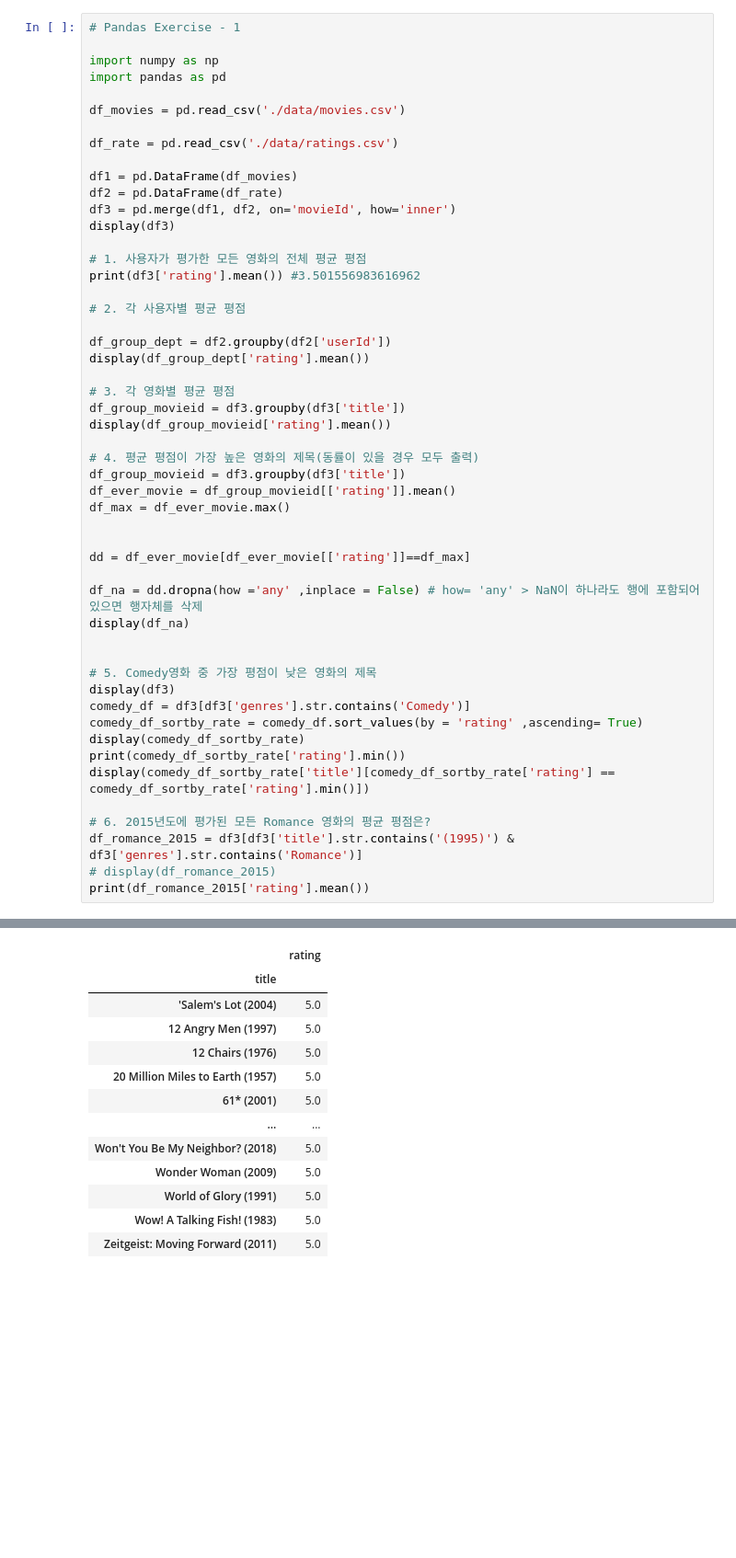
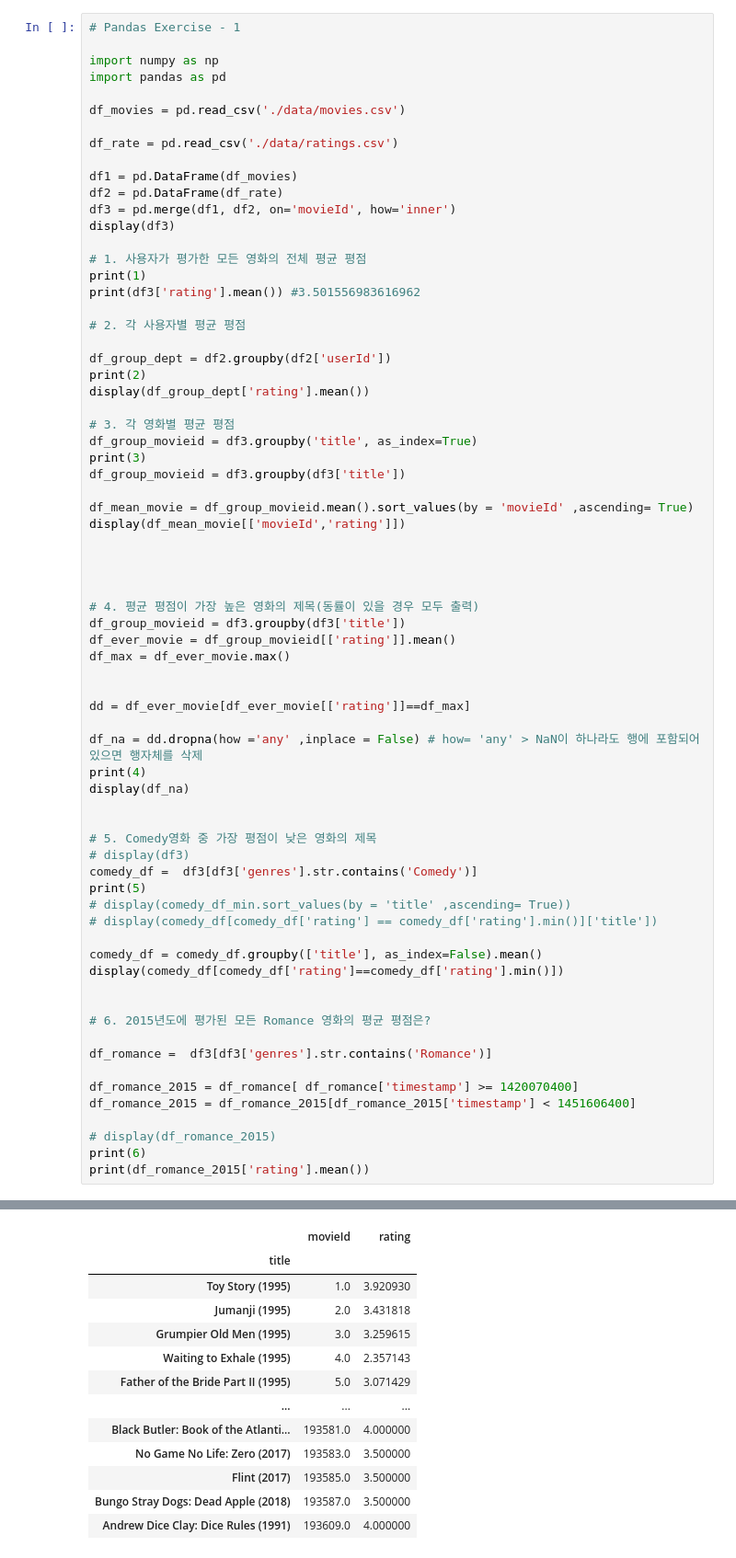
Before and after one commit to Souuul/numpy-pandas, a Jupyter notebook: Pandas movie.ipynb, the cells around one changed output, grey strips where cells are left out. Shown at 92% size. Cells and saved outputs as stored; diff of their text form; blank space fills up the shorter version.

```diff
--- a/Pandas movie.ipynb
+++ b/Pandas movie.ipynb
@@ -14,16 +14,25 @@ df3 = pd.merge(df1, df2, on='movieId', how='inner')
 display(df3)
 
 # 1. 사용자가 평가한 모든 영화의 전체 평균 평점
+print(1)
 print(df3['rating'].mean()) #3.501556983616962
 
 # 2. 각 사용자별 평균 평점
 
 df_group_dept = df2.groupby(df2['userId'])
+print(2)
 display(df_group_dept['rating'].mean())
 
 # 3. 각 영화별 평균 평점
+df_group_movieid = df3.groupby('title', as_index=True)
+print(3)
 df_group_movieid = df3.groupby(df3['title'])
-display(df_group_movieid['rating'].mean())
+
+df_mean_movie = df_group_movieid.mean().sort_values(by = 'movieId' ,ascending= True)
+display(df_mean_movie[['movieId','rating']])
+
+
+
 
 # 4. 평균 평점이 가장 높은 영화의 제목(동률이 있을 경우 모두 출력)
 df_group_movieid = df3.groupby(df3['title'])
@@ -34,20 +43,30 @@ df_max = df_ever_movie.max()
 dd = df_ever_movie[df_ever_movie[['rating']]==df_max]
 
 df_na = dd.dropna(how ='any' ,inplace = False) # how= 'any' > NaN이 하나라도 행에 포함되어있으면 행자체를 삭제
+print(4)
 display(df_na)
 
 
 # 5. Comedy영화 중 가장 평점이 낮은 영화의 제목
-display(df3)
-comedy_df = df3[df3['genres'].str.contains('Comedy')]
-comedy_df_sortby_rate = comedy_df.sort_values(by = 'rating' ,ascending= True)
-display(comedy_df_sortby_rate)
-print(comedy_df_sortby_rate['rating'].min())
-display(comedy_df_sortby_rate['title'][comedy_df_sortby_rate['rating'] == comedy_df_sortby_rate['rating'].min()])
+# display(df3)
+comedy_df =  df3[df3['genres'].str.contains('Comedy')]
+print(5)
+# display(comedy_df_min.sort_values(by = 'title' ,ascending= True))
+# display(comedy_df[comedy_df['rating'] == comedy_df['rating'].min()]['title'])
+
+comedy_df = comedy_df.groupby(['title'], as_index=False).mean()
+display(comedy_df[comedy_df['rating']==comedy_df['rating'].min()])
+
 
 # 6. 2015년도에 평가된 모든 Romance 영화의 평균 평점은?
-df_romance_2015 = df3[df3['title'].str.contains('(1995)') & df3['genres'].str.contains('Romance')]
+
+df_romance =  df3[df3['genres'].str.contains('Romance')]
+
+df_romance_2015 = df_romance[ df_romance['timestamp'] >= 1420070400]
+df_romance_2015 = df_romance_2015[df_romance_2015['timestamp'] < 1451606400]
+
 # display(df_romance_2015)
+print(6)
 print(df_romance_2015['rating'].mean())
 # %% [output]
 |  | movieId | title | genres | userId | rating | timestamp |
@@ -93,13 +102,13 @@ Name: rating, Length: 9719, dtype: float64
-|  | rating |
-| title |  |
-| 'Salem's Lot (2004) | 5.0 |
-| 12 Angry Men (1997) | 5.0 |
-| 12 Chairs (1976) | 5.0 |
-| 20 Million Miles to Earth (1957) | 5.0 |
-| 61* (2001) | 5.0 |
-| ... | ... |
-| Won't You Be My Neighbor? (2018) | 5.0 |
-| Wonder Woman (2009) | 5.0 |
-| World of Glory (1991) | 5.0 |
-| Wow! A Talking Fish! (1983) | 5.0 |
-| Zeitgeist: Moving Forward (2011) | 5.0 |
+|  | movieId | rating |
+| title |  |  |
+| Toy Story (1995) | 1.0 | 3.920930 |
+| Jumanji (1995) | 2.0 | 3.431818 |
+| Grumpier Old Men (1995) | 3.0 | 3.259615 |
+| Waiting to Exhale (1995) | 4.0 | 2.357143 |
+| Father of the Bride Part II (1995) | 5.0 | 3.071429 |
+| ... | ... | ... |
+| Black Butler: Book of the Atlanti... | 193581.0 | 4.000000 |
+| No Game No Life: Zero (2017) | 193583.0 | 3.500000 |
+| Flint (2017) | 193585.0 | 3.500000 |
+| Bungo Stray Dogs: Dead Apple (2018) | 193587.0 | 3.500000 |
+| Andrew Dice Clay: Dice Rules (1991) | 193609.0 | 4.000000 |
```
Also changed, not shown: parts of 3 cells of this notebook, 8 other files.
